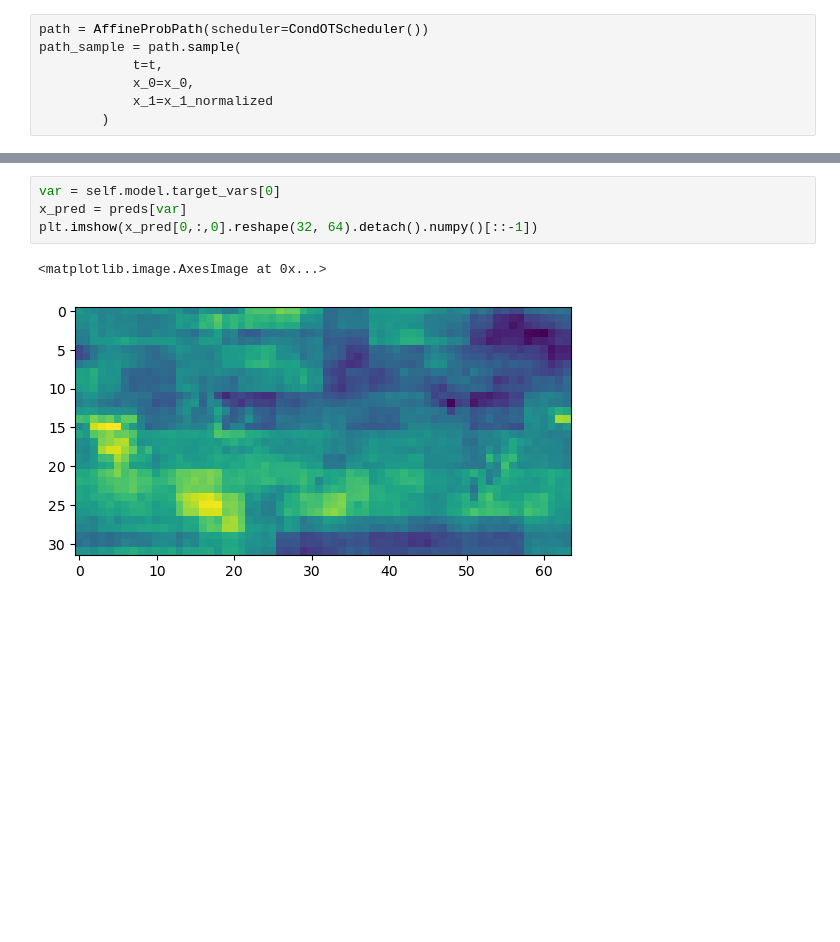
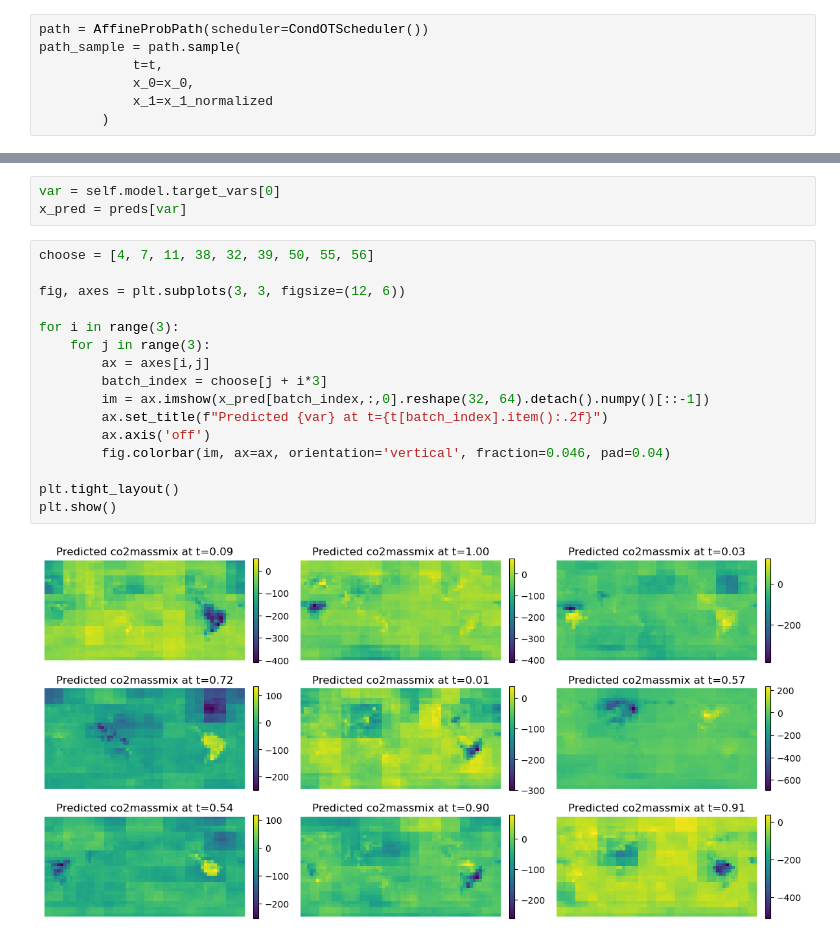
Before and after one commit to vitusbenson/neural_transport, a Jupyter notebook: neural_transport/models/testScript.ipynb, the cells around one changed output, grey strips where cells are left out. Saved outputs shown, nothing was run; the diff lists cells and outputs as text; blank space fills up the shorter version.

```diff
--- a/neural_transport/models/testScript.ipynb
+++ b/neural_transport/models/testScript.ipynb
@@ -816,7 +858,21 @@ preds = self.model(batch_pred)
 # %%
 var = self.model.target_vars[0]
 x_pred = preds[var]
-plt.imshow(x_pred[0,:,0].reshape(32, 64).detach().numpy()[::-1])
-# %% [output]
-<matplotlib.image.AxesImage at 0x...>
-[figure, removed]
+# %%
+choose = [4, 7, 11, 38, 32, 39, 50, 55, 56]
+
+fig, axes = plt.subplots(3, 3, figsize=(12, 6))
+
+for i in range(3):
+    for j in range(3):
+        ax = axes[i,j]
+        batch_index = choose[j + i*3]
+        im = ax.imshow(x_pred[batch_index,:,0].reshape(32, 64).detach().numpy()[::-1])
+        ax.set_title(f"Predicted {var} at t={t[batch_index].item():.2f}")
+        ax.axis('off')
+        fig.colorbar(im, ax=ax, orientation='vertical', fraction=0.046, pad=0.04)
+
+plt.tight_layout()
+plt.show()
+# %% [output]
+[figure, added]
```
Also changed, not shown: parts of 12 cells of this notebook, 1 other file.
